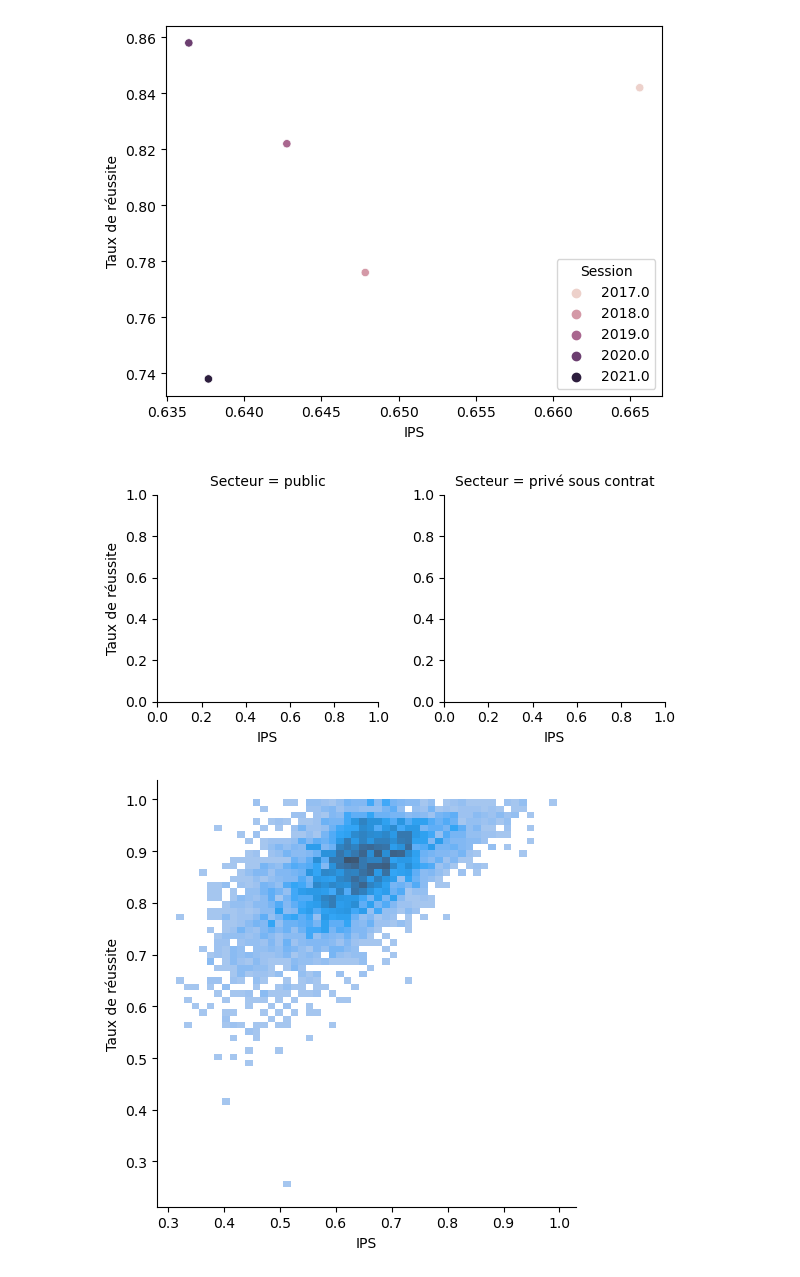
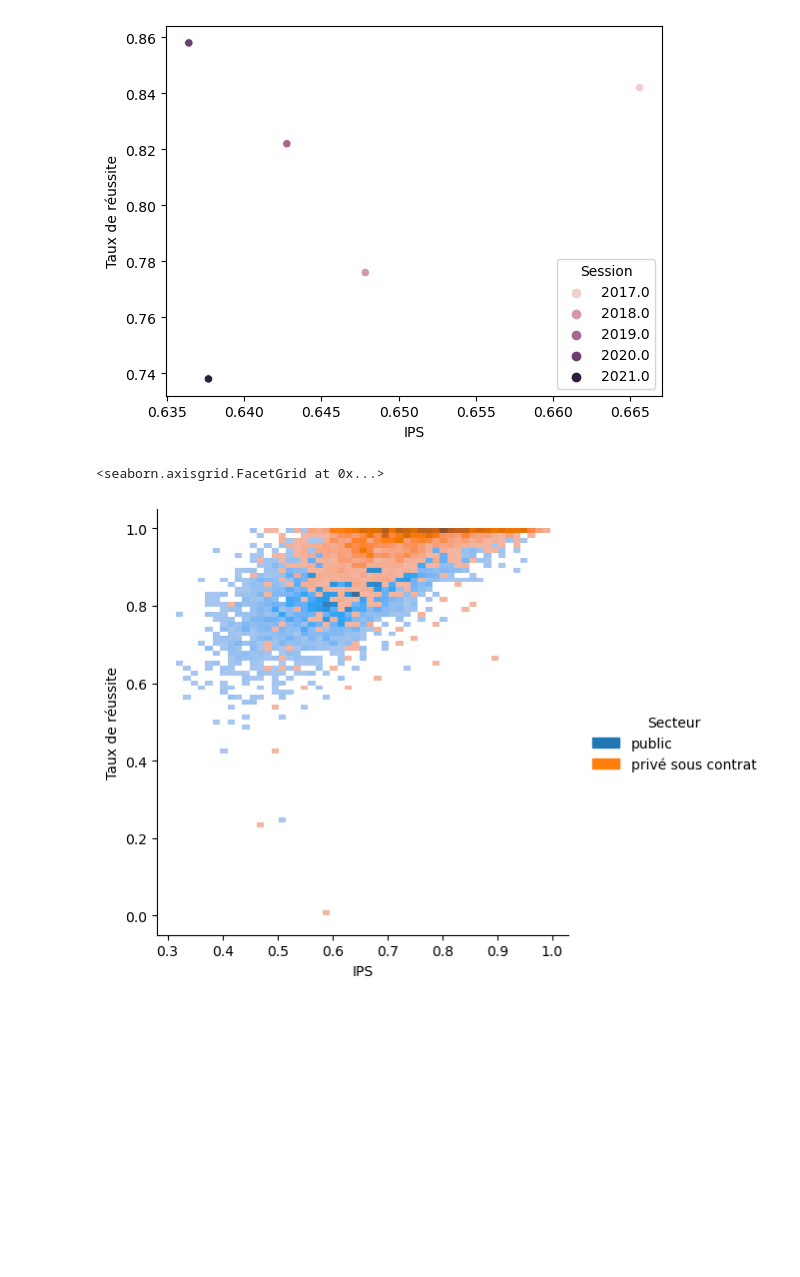
Before and after one commit to Nemesis81/PrezJedah, a Jupyter notebook: EDA_college.ipynb, the cells around one changed output. Drawn from its saved outputs; the diff is of its cells as text; code cells hidden in the pictures; blank space fills up the shorter version.

```diff
--- a/EDA_college.ipynb
+++ b/EDA_college.ipynb
@@ -22,4 +22,6 @@ dfCol = pd.read_csv(os.path.join(cleandata, "IPS_colleges_2016_2023.csv"))
 dfDnb = pd.read_csv(os.path.join(cleandata, "resultat_brevet_2016_2022.csv"))
 # %%
 # merge des résultat IPS et brevet
-df = dfCol.merge(dfDnb, how='left', left_on=["UAI","annee de diplome"],right_on=["Numero d'etablissement","Session"])
+df = dfCol.merge(dfDnb, how='left', left_on=["UAI","annee de diplome"],right_on=["Numero d'etablissement","Session"]).reset_index()
+df = df.drop(columns=['level_0','Unnamed: 0_x','index','Unnamed: 0_y', "Numero d'etablissement", ])
+df.columns
@@ -29,11 +41,7 @@ sns.scatterplot(df[df['UAI']=='0382035F'], x='IPS', y='Taux de réussite', hue='
 <Axes: xlabel='IPS', ylabel='Taux de réussite'>
 [figure]
 # %%
-grid = sns.FacetGrid(df[df.Session == 2021], col='Secteur', sharey=False)
-grid.map(sns.displot, 'IPS', 'Taux de réussite')
-grid.fig.subplots_adjust(wspace=0.3)
-plt.show()
-# sns.displot(df[df.Session == 2021], x='IPS', y='Taux de réussite', hue='Secteur')
+sns.displot(df[df.Session == 2021], x='IPS', y='Taux de réussite', hue='Secteur')
 # %% [output]
+<seaborn.axisgrid.FacetGrid at 0x...>
-[figure, old version]
+[figure, new version]
-[figure, removed]
```
Also changed, not shown: parts of 2 cells of this notebook, 4 other files.
